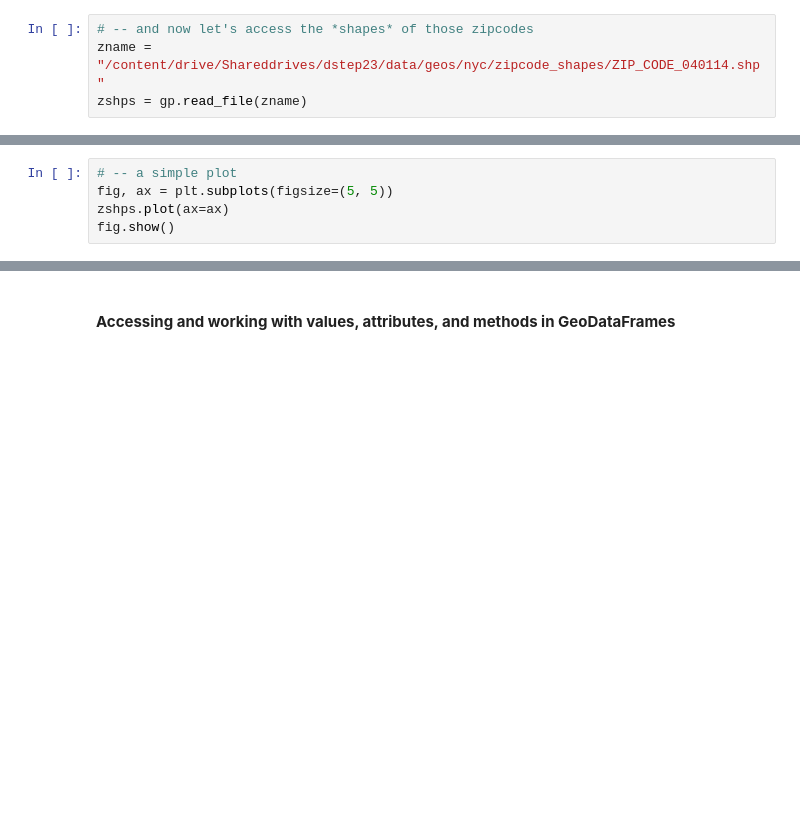
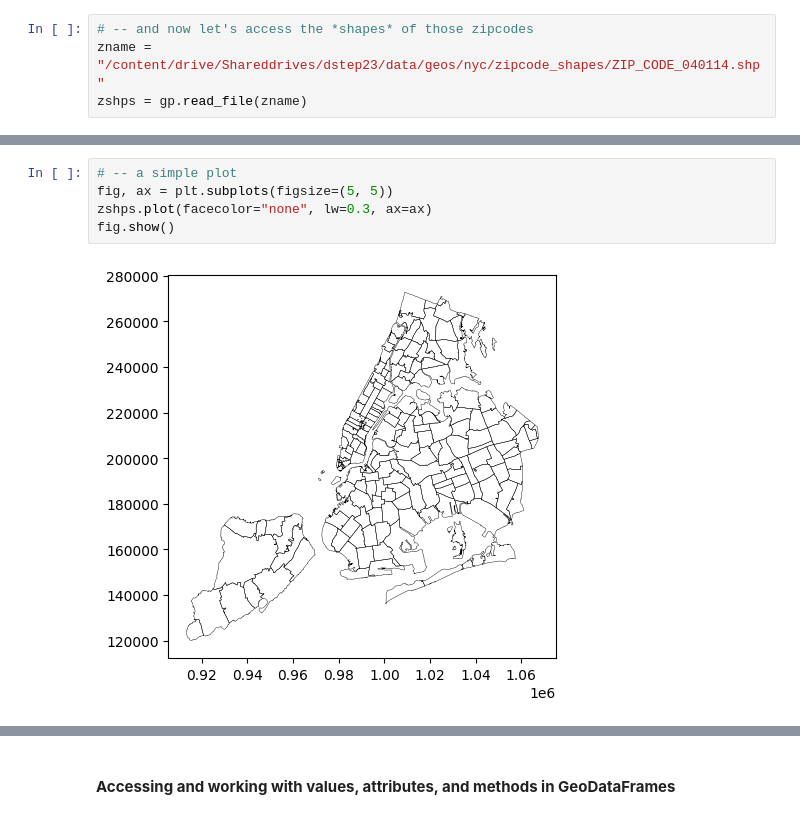
Before and after one commit to ReidelVichot/DSTEP23, a Jupyter notebook: week_8/dstep23_geospatial_intro_part2.ipynb, the cells around one changed output, grey strips where cells are left out. Saved outputs shown, nothing was run; the diff lists cells and outputs as text; blank space fills up the shorter version.

```diff
--- a/week_8/dstep23_geospatial_intro_part2.ipynb
+++ b/week_8/dstep23_geospatial_intro_part2.ipynb
@@ -27,8 +47,10 @@ zshps.crs
 # %%
 # -- a simple plot
 fig, ax = plt.subplots(figsize=(5, 5))
-zshps.plot(ax=ax)
+zshps.plot(facecolor="none", lw=0.3, ax=ax)
 fig.show()
+# %% [output]
+[figure, added]
 # %%
 # -- highlight zipcodes in Queens
 queens = zshps[zshps["COUNTY"] == "Queens"]
```
Also changed, not shown: parts of 25 cells of this notebook.
